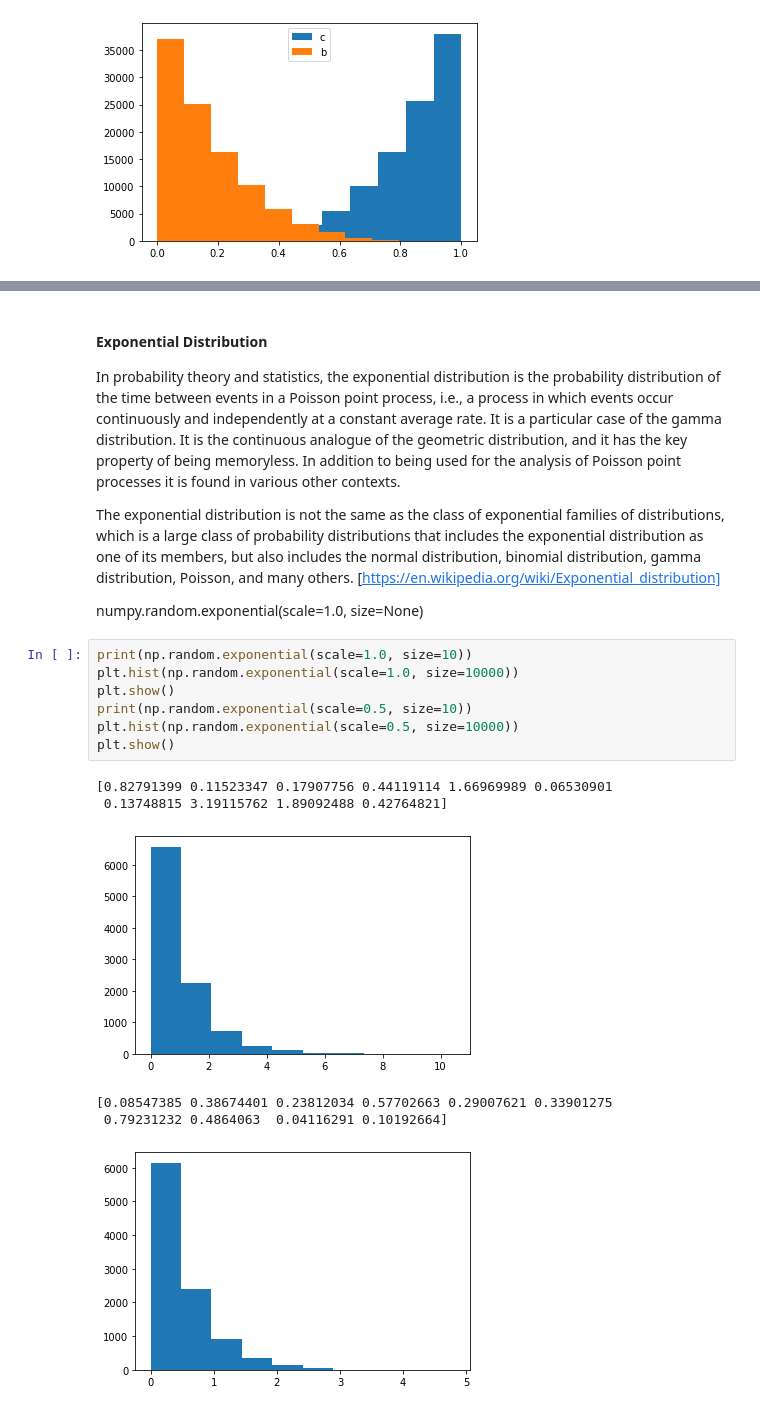
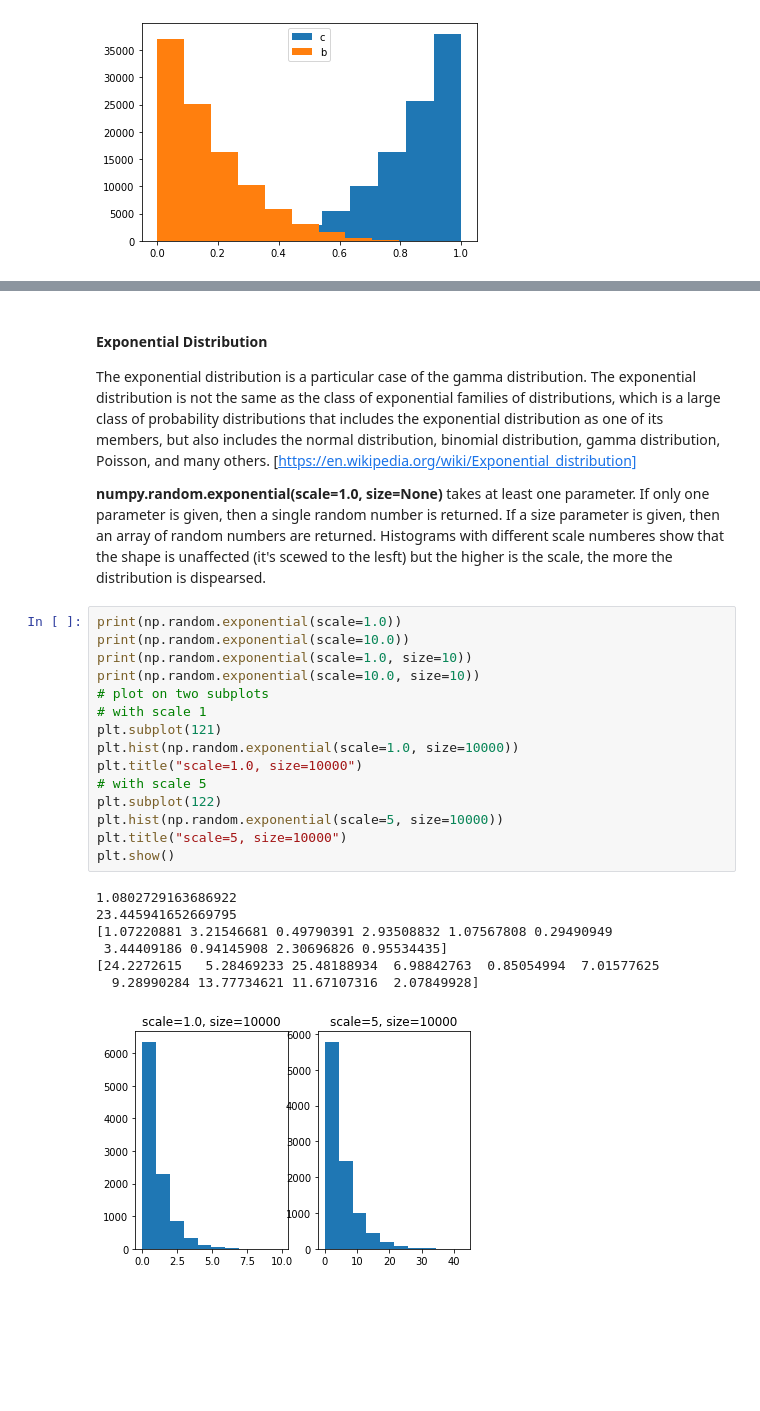
Before and after one commit to Vitalismirnov/ProgDAAssignment, a Jupyter notebook: Assignment.ipynb, the cells around one changed output, grey strips where cells are left out. Saved outputs shown, nothing was run; the diff lists cells and outputs as text; blank space fills up the shorter version.

```diff
--- a/Assignment.ipynb
+++ b/Assignment.ipynb
@@ -289,21 +291,29 @@ plt.show()
 # %% [markdown]
 #### Exponential Distribution
-In probability theory and statistics, the exponential distribution is the probability distribution of the time between events in a Poisson point process, i.e., a process in which events occur continuously and independently at a constant average rate. It is a particular case of the gamma distribution. It is the continuous analogue of the geometric distribution, and it has the key property of being memoryless. In addition to being used for the analysis of Poisson point processes it is found in various other contexts.
 
-The exponential distribution is not the same as the class of exponential families of distributions, which is a large class of probability distributions that includes the exponential distribution as one of its members, but also includes the normal distribution, binomial distribution, gamma distribution, Poisson, and many others. [https://en.wikipedia.org/wiki/Exponential_distribution]
+The exponential distribution is a particular case of the gamma distribution. The exponential distribution is not the same as the class of exponential families of distributions, which is a large class of probability distributions that includes the exponential distribution as one of its members, but also includes the normal distribution, binomial distribution, gamma distribution, Poisson, and many others. [https://en.wikipedia.org/wiki/Exponential_distribution]
 
- numpy.random.exponential(scale=1.0, size=None)
+ **numpy.random.exponential(scale=1.0, size=None)** takes at least one parameter. If only one parameter is given, then a single random number is returned. If a size parameter is given, then an array of random numbers are returned. Histograms with different scale numberes show that the shape is unaffected (it's scewed to the lesft) but the higher is the scale, the more the distribution is dispearsed.
 # %%
+print(np.random.exponential(scale=1.0))
+print(np.random.exponential(scale=10.0))
 print(np.random.exponential(scale=1.0, size=10))
+print(np.random.exponential(scale=10.0, size=10))
+# plot on two subplots
+# with scale 1
+plt.subplot(121)
 plt.hist(np.random.exponential(scale=1.0, size=10000))
+plt.title("scale=1.0, size=10000")
+# with scale 5
+plt.subplot(122)
+plt.hist(np.random.exponential(scale=5, size=10000))
+plt.title("scale=5, size=10000")
 plt.show()
-print(np.random.exponential(scale=0.5, size=10))
-plt.hist(np.random.exponential(scale=0.5, size=10000))
-plt.show()
 # %% [output]
-[0.82791399 0.11523347 0.17907756 0.44119114 1.66969989 0.06530901
- 0.13748815 3.19115762 1.89092488 0.42764821]
+1.0802729163686922
+23.445941652669795
+[1.07220881 3.21546681 0.49790391 2.93508832 1.07567808 0.29490949
+ 3.44409186 0.94145908 2.30696826 0.95534435]
+[24.2272615   5.28469233 25.48188934  6.98842763  0.85054994  7.01577625
+  9.28990284 13.77734621 11.67107316  2.07849928]
-[figure, old version]
+[figure, new version]
-[0.08547385 0.38674401 0.23812034 0.57702663 0.29007621 0.33901275
- 0.79231232 0.4864063  0.04116291 0.10192664]
-[figure, removed]
```
Also changed, not shown: parts of 12 cells of this notebook.
